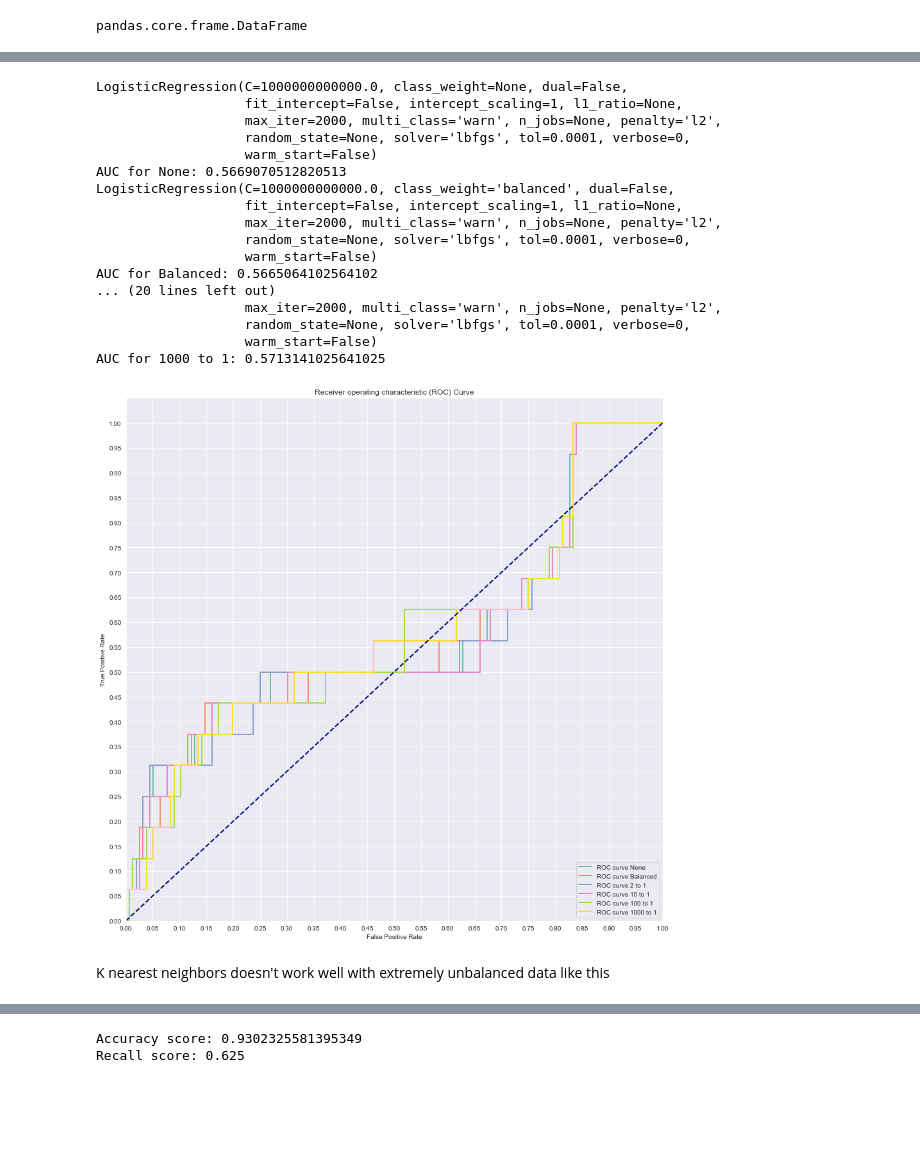
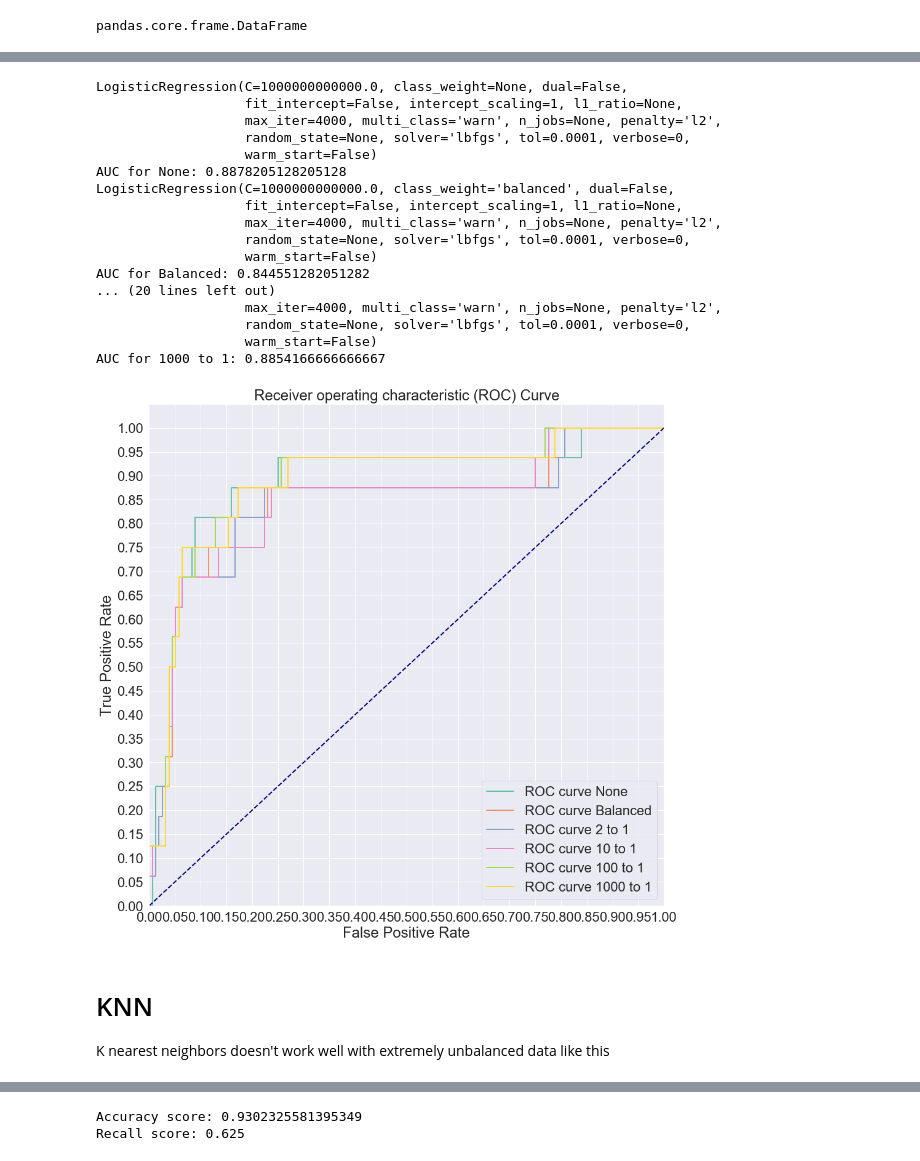
Before and after one commit to giorosati/dsc-3-final-project-online-ds-pt-100118, a Jupyter notebook: student.ipynb, the cells around one changed output, grey strips where cells are left out. Cells and saved outputs as stored; diff of their text form; code cells hidden in the pictures; blank space fills up the shorter version.

```diff
--- a/student.ipynb
+++ b/student.ipynb
@@ -220,3 +201,3 @@ Unique values in Biopsy
 # %%
 # copy the import to a new dataframe
-df = df_import
+df = df_import.copy(deep=True)
@@ -436,7 +363,7 @@ df2 = df.drop(['STDs: Number of diagnosis',
              'STDs: Time since first diagnosis',
              'STDs: Time since last diagnosis'], axis=1)
 # %%
-# replace continious factors missing values with the mean for each factor
+# replace continious factors missing values with the mean (or median) for each factor
 col_list = ['Number of sexual partners',
     'First sexual intercourse',
     'Num of pregnancies',
@@ -444,6 +371,11 @@ col_list = ['Number of sexual partners',
     'IUD (years)']
 
 
+# to add the mean
+# for col in col_list:
+#     df2[col].fillna(df2[column].mean(), inplace=True)
+
+# to add the median
 for col in col_list:
-    df2[col].fillna(df2[column].mean(), inplace=True)
+    df2[col].fillna(df2[col].median(), inplace=True)
 # %%
@@ -766,8 +714,8 @@ Name: Smokes (packs/year), dtype: float64
 # %%
 # create X and y
 # X = df2.drop('Biopsy' axis=1)  #original version
-X = df2.drop(['Biopsy', 'Hinselmann', 'Schiller', 'Citology'], axis=1)  #temp disabled, keeping all but Biopsy
-X = df2.drop(['Biopsy'], axis=1)  #temp
+# X = df2.drop(['Biopsy', 'Hinselmann', 'Schiller', 'Citology'], axis=1)  #temporarily disabled, keeping all but Biopsy
+X = df2.drop(['Biopsy'], axis=1)
 
 y = df2['Biopsy']
 # %%
@@ -834,6 +770,6 @@ Index(['Age', 'Number of sexual partners', 'First sexual intercourse',
 
 minmax_scale = preprocessing.MinMaxScaler(feature_range=(0, 1))
 
-X_train_scaled = pd.DataFrame(minmax_scale.fit_transform(X_train))
-X_test_scaled = pd.DataFrame(minmax_scale.fit_transform(X_test))
+X_train = pd.DataFrame(minmax_scale.fit_transform(X_train))
+X_test = pd.DataFrame(minmax_scale.fit_transform(X_test))
 # %%
@@ -921,49 +854,51 @@ for n, weight in enumerate(weights):
                                 C = 1e12,
                                 class_weight=weight,
                                 solver='lbfgs',
-                               max_iter = 2000) #Starter code
-    model_log = logreg.fit(X_train_scaled, y_train)
+                               max_iter = 4000) #Starter code
+
+    model_log = logreg.fit(X_train, y_train)
+
     print(model_log) #Preview model params
 
     #Predict
-    y_hat_test = logreg.predict(X_test_scaled)
+    y_hat_test = logreg.predict(X_test)
 
-    y_score = logreg.fit(X_train_scaled, y_train).decision_function(X_test_scaled)
+    y_score = logreg.fit(X_train, y_train).decision_function(X_test)
 
-#     fpr, tpr, thresholds = roc_curve(y_test, y_score)
-    precision, recall, thresholds = precision_recall_curve(y_test, y_score) # second argument is probas_pred
+    fpr, tpr, thresholds = roc_curve(y_test, y_score)
+#     precision, recall, thresholds = precision_recall_curve(y_test, y_score) # second argument is probas_pred
 
     print('AUC for {}: {}'.format(names[n], auc(fpr, tpr)))
     lw = 2
     plt.plot(fpr, tpr, color=colors[n],
              lw=lw, label='ROC curve {}'.format(names[n]))
 plt.plot([0, 1], [0, 1], color='navy', lw=lw, linestyle='--')
 plt.xlim([0.0, 1.0])
 plt.ylim([0.0, 1.05])
 
 plt.yticks([i/20.0 for i in range(21)])
 plt.xticks([i/20.0 for i in range(21)])
 plt.xlabel('False Positive Rate')
 plt.ylabel('True Positive Rate')
 plt.title('Receiver operating characteristic (ROC) Curve')
 plt.legend(loc="lower right")
 plt.show()
 # %% [output]
 LogisticRegression(C=1000000000000.0, class_weight=None, dual=False,
                    fit_intercept=False, intercept_scaling=1, l1_ratio=None,
-                   max_iter=2000, multi_class='warn', n_jobs=None, penalty='l2',
+                   max_iter=4000, multi_class='warn', n_jobs=None, penalty='l2',
                    random_state=None, solver='lbfgs', tol=0.0001, verbose=0,
                    warm_start=False)
-AUC for None: 0.5669070512820513
+AUC for None: 0.8878205128205128
 LogisticRegression(C=1000000000000.0, class_weight='balanced', dual=False,
                    fit_intercept=False, intercept_scaling=1, l1_ratio=None,
-                   max_iter=2000, multi_class='warn', n_jobs=None, penalty='l2',
+                   max_iter=4000, multi_class='warn', n_jobs=None, penalty='l2',
                    random_state=None, solver='lbfgs', tol=0.0001, verbose=0,
                    warm_start=False)
-AUC for Balanced: 0.5665064102564102
+AUC for Balanced: 0.844551282051282
 ... (20 lines left out)
-                   max_iter=2000, multi_class='warn', n_jobs=None, penalty='l2',
+                   max_iter=4000, multi_class='warn', n_jobs=None, penalty='l2',
                    random_state=None, solver='lbfgs', tol=0.0001, verbose=0,
                    warm_start=False)
-AUC for 1000 to 1: 0.5713141025641025
+AUC for 1000 to 1: 0.8854166666666667
-[figure, old version]
+[figure, new version]
@@ -984,4 +905,5 @@ plt.show()
 # %% [markdown]
+# KNN
 K nearest neighbors doesn't work well with extremely unbalanced data like this
 # %%
 # KNN
```
Also changed, not shown: parts of 56 cells of this notebook.
